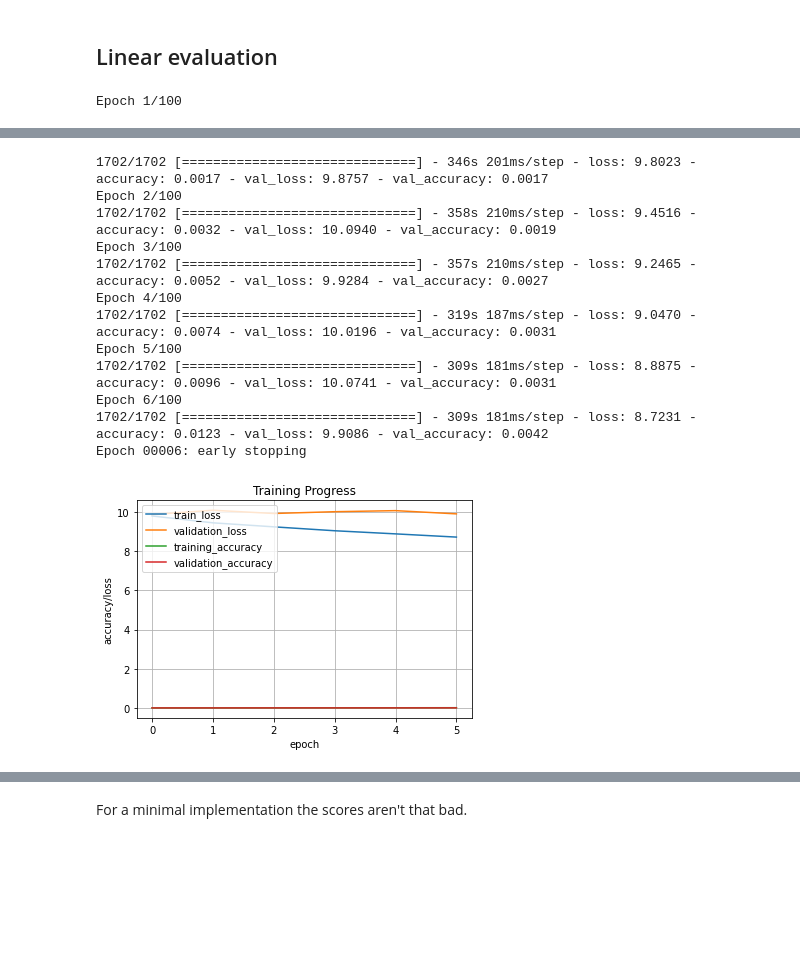
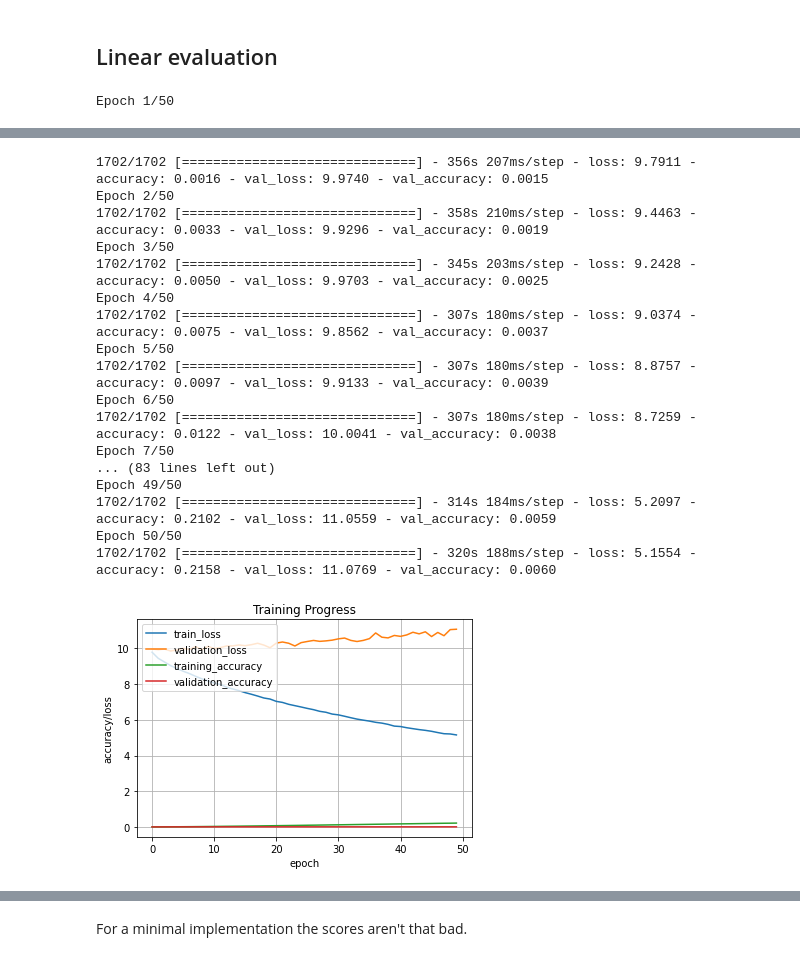
Before and after one commit to kothiga/SimSiam-TF, a Jupyter notebook: SimSiam_Evaluation.ipynb, the cells around one changed output, grey strips where cells are left out. Drawn from its saved outputs; the diff is of its cells as text; code cells hidden in the pictures; blank space fills up the shorter version.

Commit message:
Ran Evaluation for 50 epochs.

```diff
--- a/SimSiam_Evaluation.ipynb
+++ b/SimSiam_Evaluation.ipynb
@@ -215,8 +215,9 @@ model.compile(loss="sparse_categorical_crossentropy", metrics=["accuracy"],
 # Train
 history = model.fit(training_ds,
                  validation_data=validation_ds,
-                 epochs=100,
-                 callbacks=[early_stopper])
+                 epochs=50,
+                 #callbacks=[early_stopper]
+                 )
 plot_progress(history)
 # %% [output]
-Epoch 1/100
+Epoch 1/50
@@ -229,19 +230,24 @@ Epoch 1/100
 Relying on driver to perform ptx compilation.
 Modify $PATH to customize ptxas location.
 This message will be only logged once.
-1702/1702 [==============================] - 346s 201ms/step - loss: 9.8023 - accuracy: 0.0017 - val_loss: 9.8757 - val_accuracy: 0.0017
-Epoch 2/100
-1702/1702 [==============================] - 358s 210ms/step - loss: 9.4516 - accuracy: 0.0032 - val_loss: 10.0940 - val_accuracy: 0.0019
-Epoch 3/100
-1702/1702 [==============================] - 357s 210ms/step - loss: 9.2465 - accuracy: 0.0052 - val_loss: 9.9284 - val_accuracy: 0.0027
-Epoch 4/100
-1702/1702 [==============================] - 319s 187ms/step - loss: 9.0470 - accuracy: 0.0074 - val_loss: 10.0196 - val_accuracy: 0.0031
-Epoch 5/100
-1702/1702 [==============================] - 309s 181ms/step - loss: 8.8875 - accuracy: 0.0096 - val_loss: 10.0741 - val_accuracy: 0.0031
-Epoch 6/100
-1702/1702 [==============================] - 309s 181ms/step - loss: 8.7231 - accuracy: 0.0123 - val_loss: 9.9086 - val_accuracy: 0.0042
-Epoch 00006: early stopping
+1702/1702 [==============================] - 356s 207ms/step - loss: 9.7911 - accuracy: 0.0016 - val_loss: 9.9740 - val_accuracy: 0.0015
+Epoch 2/50
+1702/1702 [==============================] - 358s 210ms/step - loss: 9.4463 - accuracy: 0.0033 - val_loss: 9.9296 - val_accuracy: 0.0019
+Epoch 3/50
+1702/1702 [==============================] - 345s 203ms/step - loss: 9.2428 - accuracy: 0.0050 - val_loss: 9.9703 - val_accuracy: 0.0025
+Epoch 4/50
+1702/1702 [==============================] - 307s 180ms/step - loss: 9.0374 - accuracy: 0.0075 - val_loss: 9.8562 - val_accuracy: 0.0037
+Epoch 5/50
+1702/1702 [==============================] - 307s 180ms/step - loss: 8.8757 - accuracy: 0.0097 - val_loss: 9.9133 - val_accuracy: 0.0039
+Epoch 6/50
+1702/1702 [==============================] - 307s 180ms/step - loss: 8.7259 - accuracy: 0.0122 - val_loss: 10.0041 - val_accuracy: 0.0038
+Epoch 7/50
+... (83 lines left out)
+Epoch 49/50
+1702/1702 [==============================] - 314s 184ms/step - loss: 5.2097 - accuracy: 0.2102 - val_loss: 11.0559 - val_accuracy: 0.0059
+Epoch 50/50
+1702/1702 [==============================] - 320s 188ms/step - loss: 5.1554 - accuracy: 0.2158 - val_loss: 11.0769 - val_accuracy: 0.0060
-[figure, old version]
+[figure, new version]
 # %%
 _, acc = model.evaluate(validation_ds)
 print('Validation accuracy:', round(acc*100, 2))
```
Also changed, not shown: parts of 6 cells of this notebook.
